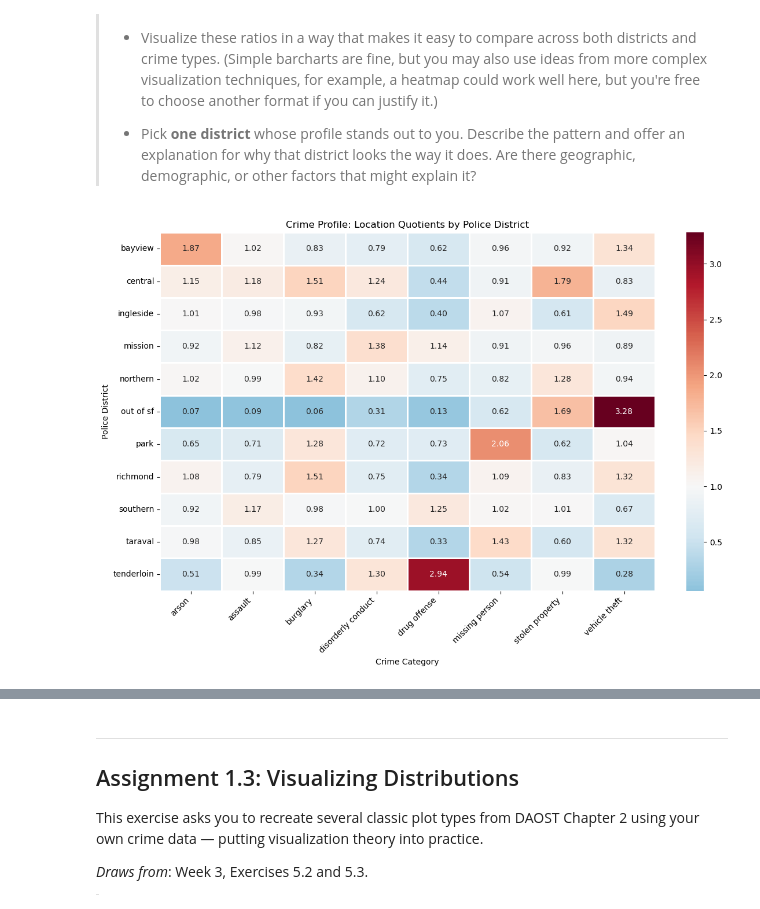
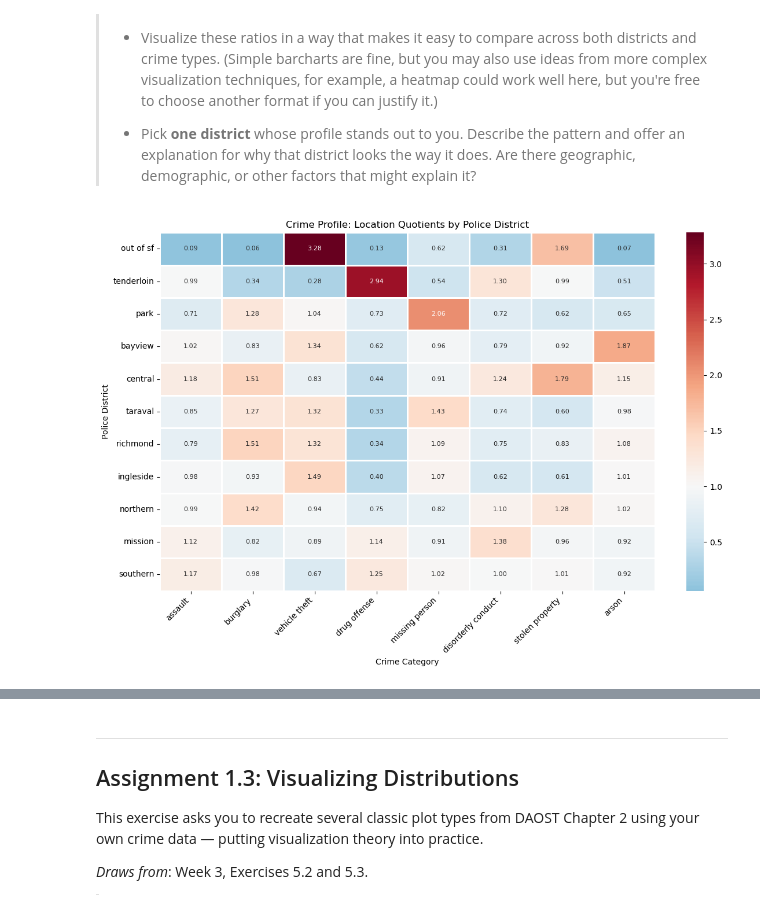
Before and after one commit to Yasmine-bou/Data_analysis, a Jupyter notebook: Assignment1.ipynb, the cells around one changed output, grey strips where cells are left out. Drawn from its saved outputs; the diff is of its cells as text; code cells hidden in the pictures.

Commit message:
A1.2: polish district crime-profile heatmap + refine Tenderloin markdown explanation

```diff
--- a/Assignment1.ipynb
+++ b/Assignment1.ipynb
@@ -233,33 +233,38 @@ import seaborn as sns
 p_crime = df_focus["Incident Category"].value_counts(normalize=True)
 
 # P(crime|district)
 category_group = df_focus.groupby(["Police District"])
 p_crime_district = category_group["Incident Category"].value_counts(normalize=True)
 
 # crime_profile = p_crime_district / p_crime
 crime_profile = (
     df_focus.groupby('Police District')['Incident Category']
             .value_counts(normalize=True)
             .unstack(fill_value=0)
             .div(p_crime, axis='columns')
             .fillna(0)
 )
 
+crime_profile = crime_profile[focus_crimes]
+row_score = (crime_profile - 1).abs().max(axis=1)
+crime_profile_sorted = crime_profile.loc[row_score.sort_values(ascending=False).index]
+
 plt.figure(figsize=(12, 8))
 sns.heatmap(
-    crime_profile,
+    crime_profile_sorted,
     annot=True,
+    annot_kws={"size":8},
     fmt=".2f",
     cmap="RdBu_r",          # red = high, blue = low
     center=1,               # center at 1 (neutral)
     linewidths=1,
 )
 plt.title("Crime Profile: Location Quotients by Police District")
 plt.xlabel("Crime Category")
 plt.ylabel("Police District")
 plt.xticks(rotation=45, ha='right')
 plt.tight_layout()
 plt.show()
 # %% [output]
-[figure, old version]
+[figure, new version]
 # %% [markdown]
```
Also changed, not shown: parts of 1 cell of this notebook.
